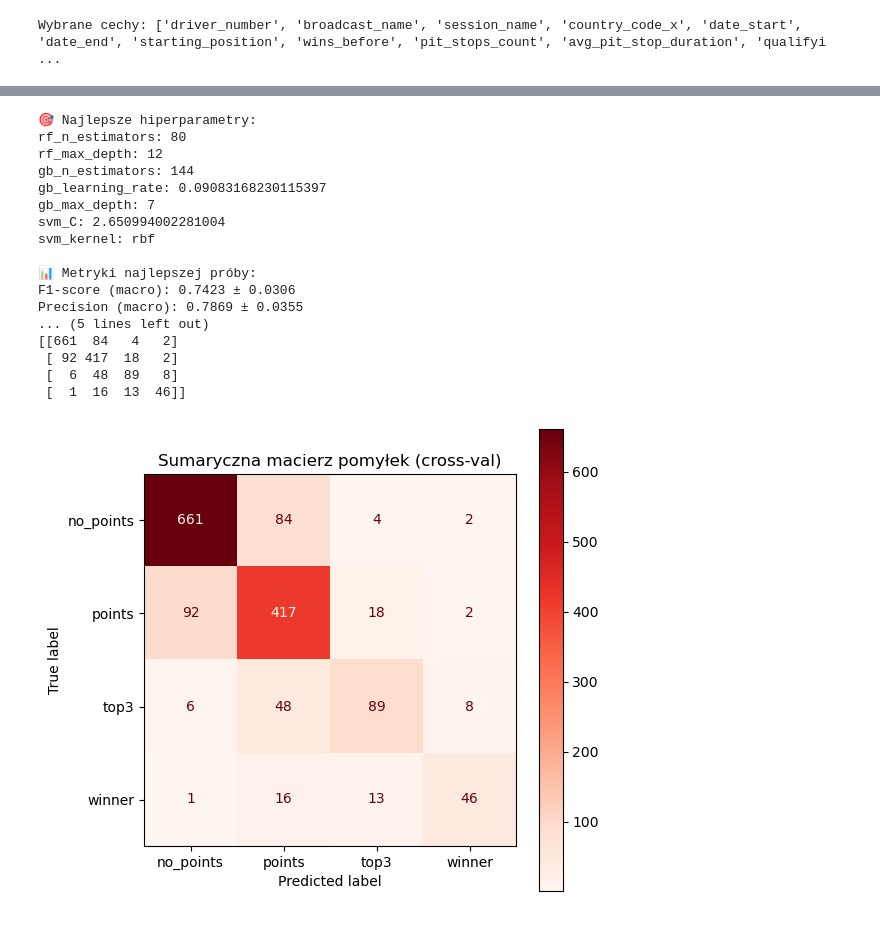
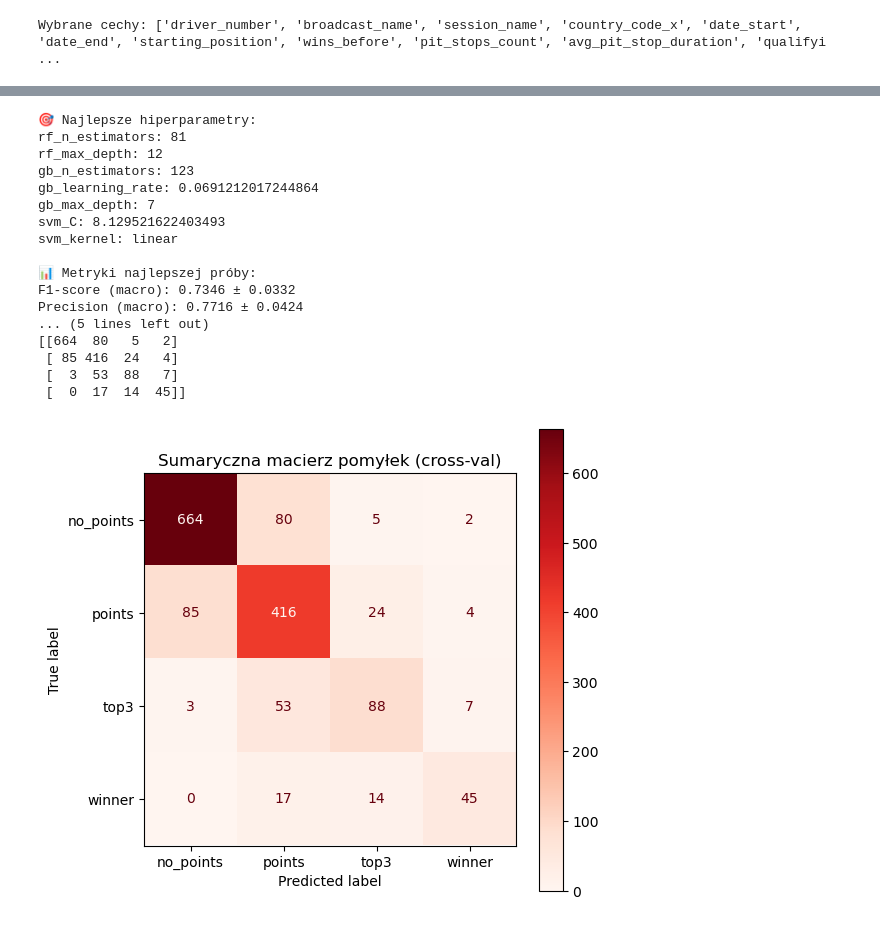
Before and after one commit to szylvvia/f1_races_progress_predict, a Jupyter notebook: notebooks/thesis/thesis_model_v2.ipynb, the cells around one changed output, grey strips where cells are left out. Cells and saved outputs as stored; diff of their text form; code cells hidden in the pictures.

```diff
--- a/notebooks/thesis/thesis_model_v2.ipynb
+++ b/notebooks/thesis/thesis_model_v2.ipynb
@@ -476,20 +478,21 @@ KeyboardInterrupt:
 # %%
+show_best_parameters_and_metrics(study_selected)
 # %% [output]
 🎯 Najlepsze hiperparametry:
-rf_n_estimators: 80
+rf_n_estimators: 81
 rf_max_depth: 12
-gb_n_estimators: 144
-gb_learning_rate: 0.09083168230115397
+gb_n_estimators: 123
+gb_learning_rate: 0.0691212017244864
 gb_max_depth: 7
-svm_C: 2.650994002281004
-svm_kernel: rbf
+svm_C: 8.129521622403493
+svm_kernel: linear
 
 📊 Metryki najlepszej próby:
-F1-score (macro): 0.7423 ± 0.0306
-Precision (macro): 0.7869 ± 0.0355
+F1-score (macro): 0.7346 ± 0.0332
+Precision (macro): 0.7716 ± 0.0424
 ... (5 lines left out)
-[[661  84   4   2]
- [ 92 417  18   2]
- [  6  48  89   8]
- [  1  16  13  46]]
+[[664  80   5   2]
+ [ 85 416  24   4]
+ [  3  53  88   7]
+ [  0  17  14  45]]
-[figure, old version]
+[figure, new version]
```
Also changed, not shown: parts of 4 cells of this notebook.
